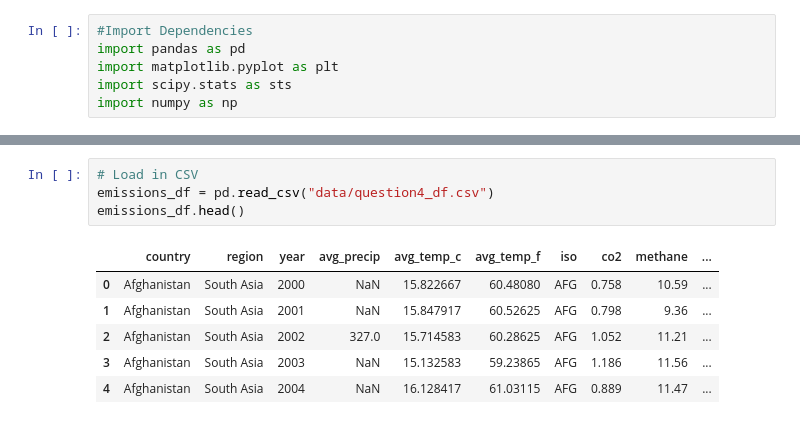
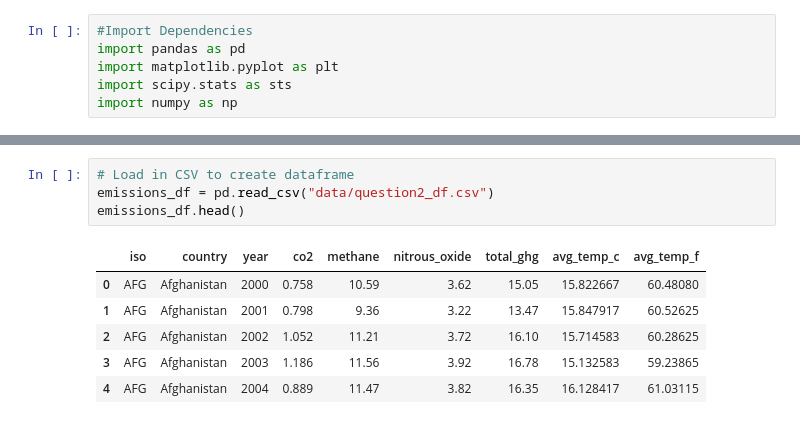
Before and after one commit to moriahtaylor1/climate-change-analysis, a Jupyter notebook: Emissions_Q2.ipynb, the cells around one changed output, grey strips where cells are left out. Cells and saved outputs as stored; diff of their text form.

```diff
--- a/Emissions_Q2.ipynb
+++ b/Emissions_Q2.ipynb
@@ -7,11 +37,11 @@ import numpy as np
 # %%
-# Load in CSV
-emissions_df = pd.read_csv("data/question4_df.csv")
+# Load in CSV to create dataframe
+emissions_df = pd.read_csv("data/question2_df.csv")
 emissions_df.head()
 # %% [output]
-|  | country | region | year | avg_precip | avg_temp_c | avg_temp_f | iso | co2 | methane | ... |
-| 0 | Afghanistan | South Asia | 2000 | NaN | 15.822667 | 60.48080 | AFG | 0.758 | 10.59 | ... |
-| 1 | Afghanistan | South Asia | 2001 | NaN | 15.847917 | 60.52625 | AFG | 0.798 | 9.36 | ... |
-| 2 | Afghanistan | South Asia | 2002 | 327.0 | 15.714583 | 60.28625 | AFG | 1.052 | 11.21 | ... |
-| 3 | Afghanistan | South Asia | 2003 | NaN | 15.132583 | 59.23865 | AFG | 1.186 | 11.56 | ... |
-| 4 | Afghanistan | South Asia | 2004 | NaN | 16.128417 | 61.03115 | AFG | 0.889 | 11.47 | ... |
+|  | iso | country | year | co2 | methane | nitrous_oxide | total_ghg | avg_temp_c | avg_temp_f |
+| 0 | AFG | Afghanistan | 2000 | 0.758 | 10.59 | 3.62 | 15.05 | 15.822667 | 60.48080 |
+| 1 | AFG | Afghanistan | 2001 | 0.798 | 9.36 | 3.22 | 13.47 | 15.847917 | 60.52625 |
+| 2 | AFG | Afghanistan | 2002 | 1.052 | 11.21 | 3.72 | 16.10 | 15.714583 | 60.28625 |
+| 3 | AFG | Afghanistan | 2003 | 1.186 | 11.56 | 3.92 | 16.78 | 15.132583 | 59.23865 |
+| 4 | AFG | Afghanistan | 2004 | 0.889 | 11.47 | 3.82 | 16.35 | 16.128417 | 61.03115 |
```
Also changed, not shown: parts of 3 cells of this notebook.
